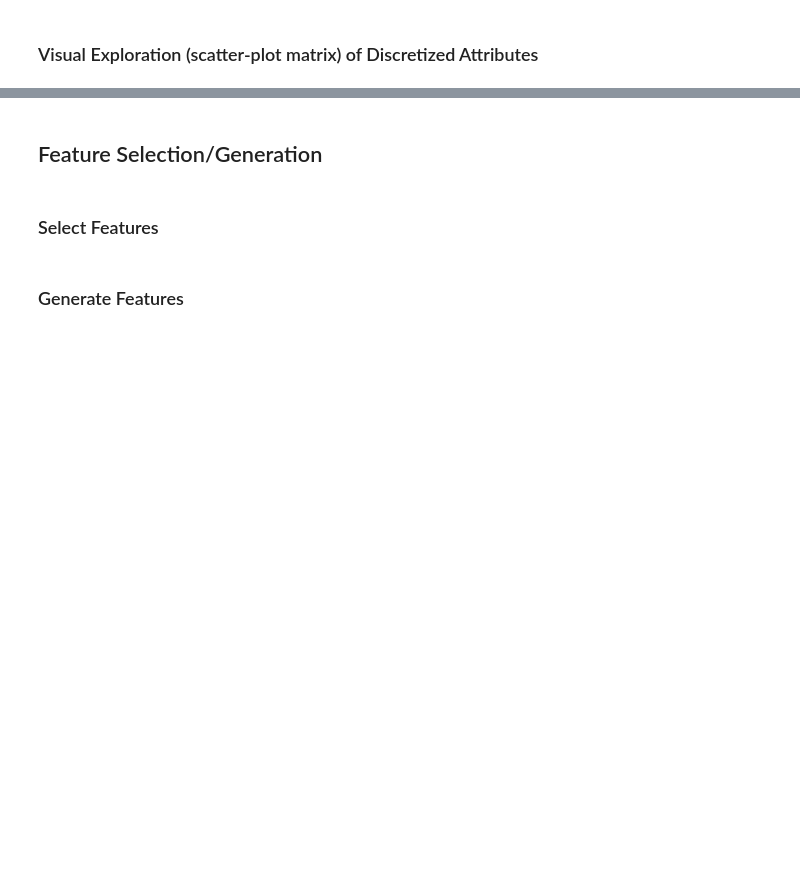
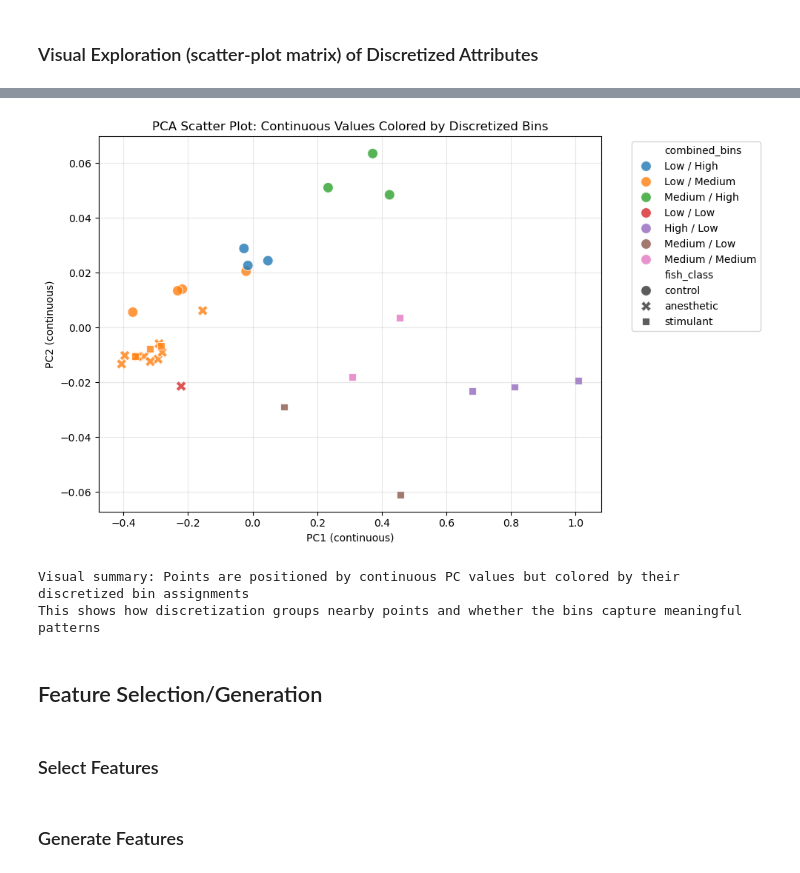
Before and after one commit to arlemoine/CMPS451_Project, a Jupyter notebook: Notebooks/alameen.ipynb, the cells around one changed output, grey strips where cells are left out. Saved outputs shown, nothing was run; the diff lists cells and outputs as text; code cells hidden in the pictures; blank space fills up the shorter version.

```diff
--- a/Notebooks/alameen.ipynb
+++ b/Notebooks/alameen.ipynb
@@ -1364,3 +906,39 @@ Available feature options for clustering:
+# %%
+# Visual exploration: scatter plot showing discretized bins
+plt.figure(figsize=(10, 6))
+
+# Create combined labels for coloring
+df_norm_pca['combined_bins'] = (
+    df_norm_pca['PC1_discrete'].astype(str) + " / " +
+    df_norm_pca['PC2_discrete'].astype(str)
+)
+
+# Scatter plot with continuous values colored by discretized bins
+sns.scatterplot(
+    data=df_norm_pca,
+    x='PC1',
+    y='PC2',
+    hue='combined_bins',
+    style='fish_class',
+    s=100,
+    alpha=0.8
+)
+
+plt.title('PCA Scatter Plot: Continuous Values Colored by Discretized Bins')
+plt.xlabel('PC1 (continuous)')
+plt.ylabel('PC2 (continuous)')
+plt.legend(bbox_to_anchor=(1.05, 1), loc='upper left')
+plt.grid(True, alpha=0.3)
+plt.tight_layout()
+plt.savefig(os.path.join(output_figures_dir, 'discretized_scatter.png'), dpi=300, bbox_inches='tight')
+plt.show()
+
+print("Visual summary: Points are positioned by continuous PC values but colored by their discretized bin assignments")
+print("This shows how discretization groups nearby points and whether the bins capture meaningful patterns")
+# %% [output]
+[figure, added]
+Visual summary: Points are positioned by continuous PC values but colored by their discretized bin assignments
+This shows how discretization groups nearby points and whether the bins capture meaningful patterns
 # %% [markdown]
 ## Feature Selection/Generation
 # %% [markdown]
```
Also changed, not shown: parts of 6 cells of this notebook, 2 other files.
